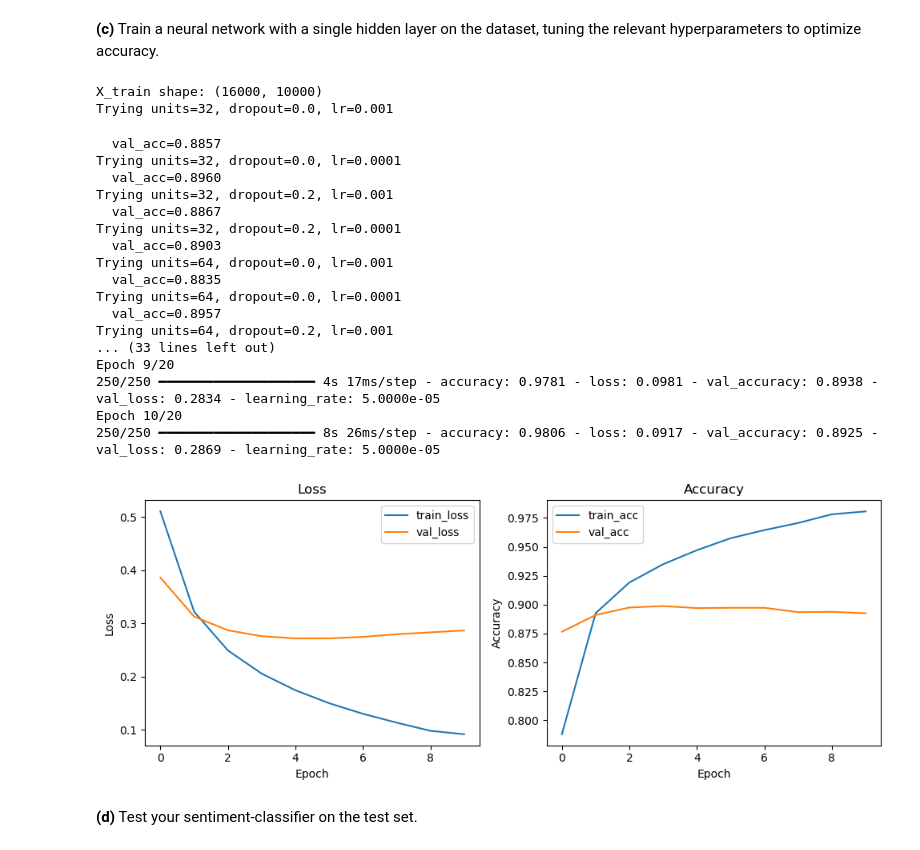
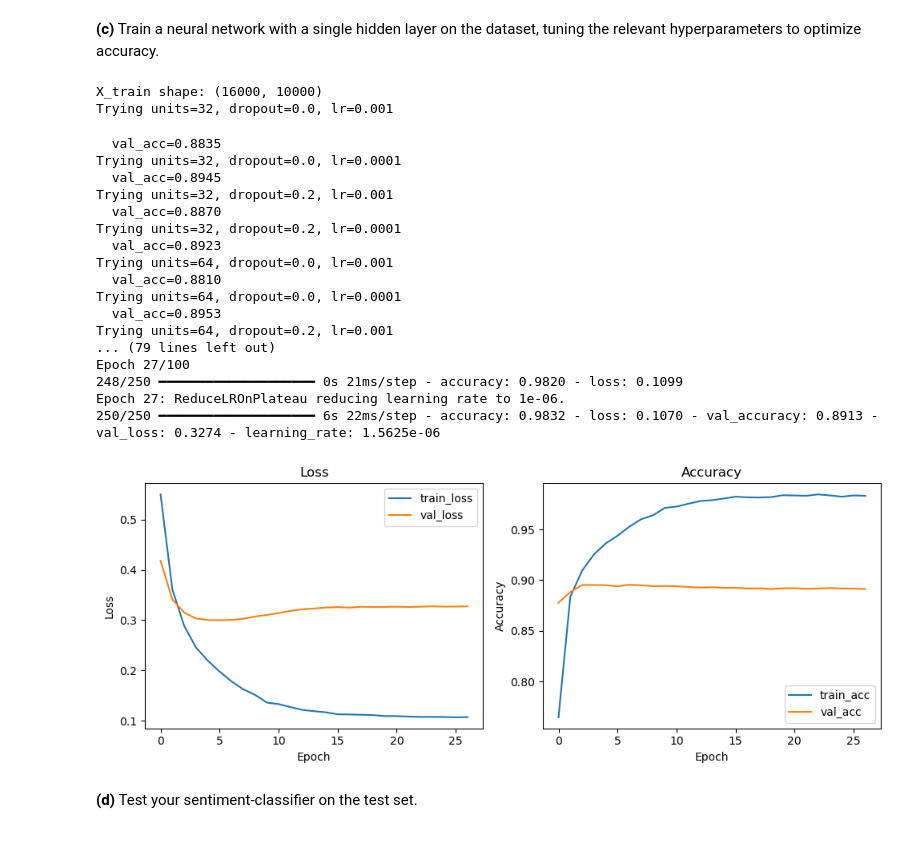
Before and after one commit to sergioqueber/assignment-5-mle-polski-team, a Jupyter notebook: 5. Neural networks I - Sentiment analysis.ipynb, the cells around one changed output. Cells and saved outputs as stored; diff of their text form; code cells hidden in the pictures.

```diff
--- a/5. Neural networks I - Sentiment analysis.ipynb
+++ b/5. Neural networks I - Sentiment analysis.ipynb
@@ -129,7 +129,7 @@ Example word counts:
 import numpy as np
 import tensorflow as tf
 from tensorflow import keras
-from tensorflow.keras import layers
+from tensorflow.keras import layers, regularizers
 from tensorflow.keras.callbacks import EarlyStopping, ReduceLROnPlateau, ModelCheckpoint
 import matplotlib.pyplot as plt
 
@@ -154,12 +154,12 @@ input_dim = X_train_dense.shape[1]
 def build_model(units=64, dropout=0.2, lr=1e-3):
     model = keras.Sequential([
         layers.InputLayer(input_shape=(input_dim,)),
-        layers.Dense(units, activation='relu'),
+        layers.Dense(units, activation='relu', kernel_regularizer=regularizers.l2(1e-4)),
         layers.Dropout(dropout),
         layers.Dense(1, activation='sigmoid')
     ])
     model.compile(
-        optimizer=keras.optimizers.Adam(learning_rate=lr),
+        optimizer=keras.optimizers.AdamW(learning_rate=lr, weight_decay=1e-4),
         loss='binary_crossentropy',
         metrics=['accuracy']
     )
@@ -203,14 +203,14 @@ final_model = build_model(units=final_units, dropout=final_dropout, lr=final_lr)
 
 
 callbacks = [
-    EarlyStopping(monitor='val_loss', patience=5, restore_best_weights=True),
+    EarlyStopping(monitor='val_accuracy', patience=20, mode='max', restore_best_weights=True),
     ReduceLROnPlateau(monitor='val_loss', factor=0.5, patience=3, min_lr=1e-6, verbose=1)
 ]
 
 print("\nTraining final model on train+val...")
 history = final_model.fit(
     X_train_dense, y_train_bin,
-    epochs=20,
+    epochs=100,
     batch_size=64,
     validation_data=(X_val_dense, y_val_bin),
     callbacks=callbacks,
@@ -221,45 +221,45 @@ history = final_model.fit(
 plt.figure(figsize=(10,4))
 plt.subplot(1,2,1)
 plt.plot(history.history['loss'], label='train_loss')
 if 'val_loss' in history.history:
     plt.plot(history.history['val_loss'], label='val_loss')
 plt.xlabel('Epoch')
 plt.ylabel('Loss')
 plt.legend()
 plt.title('Loss')
 
 plt.subplot(1,2,2)
 plt.plot(history.history.get('accuracy', history.history.get('acc', [])), label='train_acc')
 if 'val_accuracy' in history.history:
     plt.plot(history.history['val_accuracy'], label='val_acc')
 plt.xlabel('Epoch')
 plt.ylabel('Accuracy')
 plt.legend()
 plt.title('Accuracy')
 
 plt.tight_layout()
 plt.show()
 # %% [output]
 X_train shape: (16000, 10000)
 Trying units=32, dropout=0.0, lr=0.001
-  val_acc=0.8857
+  val_acc=0.8835
 Trying units=32, dropout=0.0, lr=0.0001
-  val_acc=0.8960
+  val_acc=0.8945
 Trying units=32, dropout=0.2, lr=0.001
-  val_acc=0.8867
+  val_acc=0.8870
 Trying units=32, dropout=0.2, lr=0.0001
-  val_acc=0.8903
+  val_acc=0.8923
 Trying units=64, dropout=0.0, lr=0.001
-  val_acc=0.8835
+  val_acc=0.8810
 Trying units=64, dropout=0.0, lr=0.0001
-  val_acc=0.8957
+  val_acc=0.8953
 Trying units=64, dropout=0.2, lr=0.001
-... (33 lines left out)
-Epoch 9/20
-250/250 ━━━━━━━━━━━━━━━━━━━━ 4s 17ms/step - accuracy: 0.9781 - loss: 0.0981 - val_accuracy: 0.8938 - val_loss: 0.2834 - learning_rate: 5.0000e-05
-Epoch 10/20
-250/250 ━━━━━━━━━━━━━━━━━━━━ 8s 26ms/step - accuracy: 0.9806 - loss: 0.0917 - val_accuracy: 0.8925 - val_loss: 0.2869 - learning_rate: 5.0000e-05
+... (79 lines left out)
+Epoch 27/100
+248/250 ━━━━━━━━━━━━━━━━━━━━ 0s 21ms/step - accuracy: 0.9820 - loss: 0.1099
+Epoch 27: ReduceLROnPlateau reducing learning rate to 1e-06.
+250/250 ━━━━━━━━━━━━━━━━━━━━ 6s 22ms/step - accuracy: 0.9832 - loss: 0.1070 - val_accuracy: 0.8913 - val_loss: 0.3274 - learning_rate: 1.5625e-06
-[figure, old version]
+[figure, new version]
 # %% [markdown]
 **(d)** Test your sentiment-classifier on the test set.
 # %%
```
Also changed, not shown: parts of 4 cells of this notebook.
